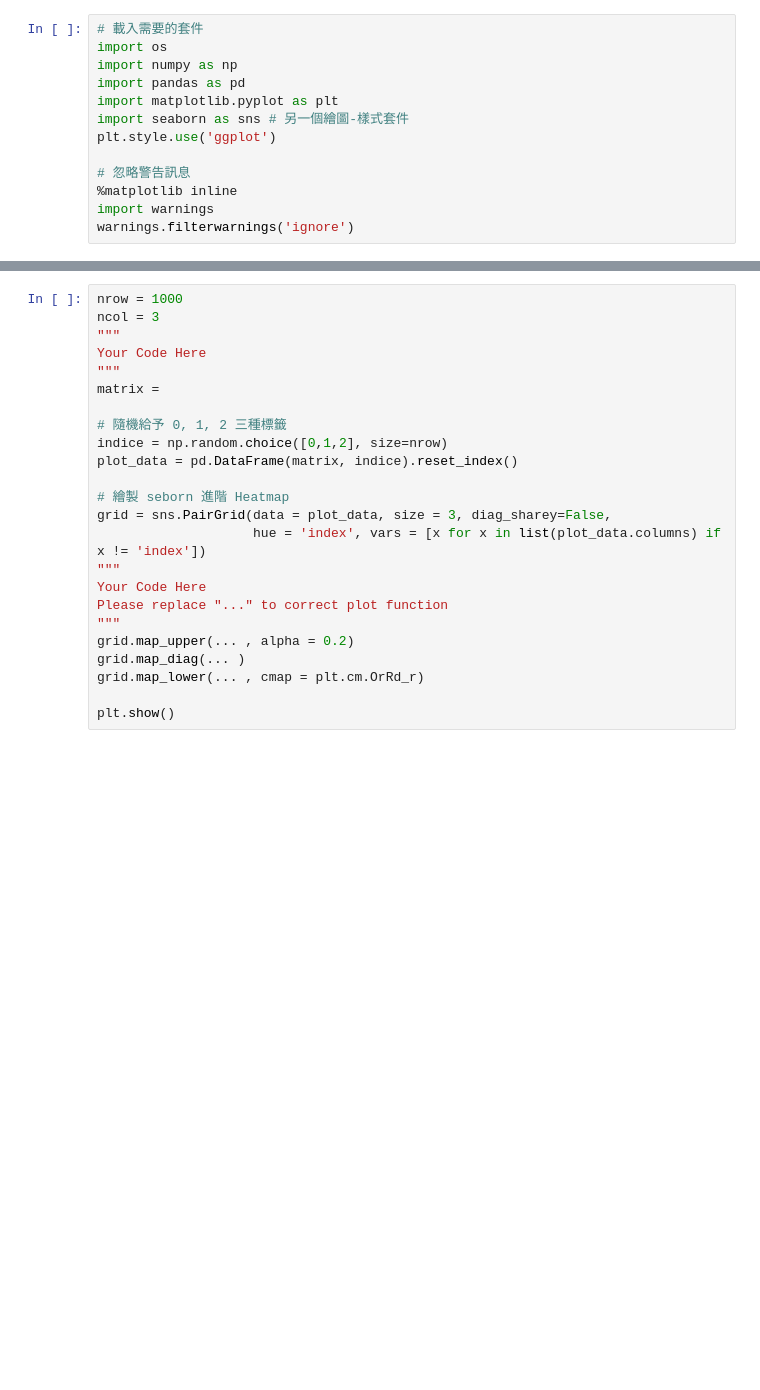
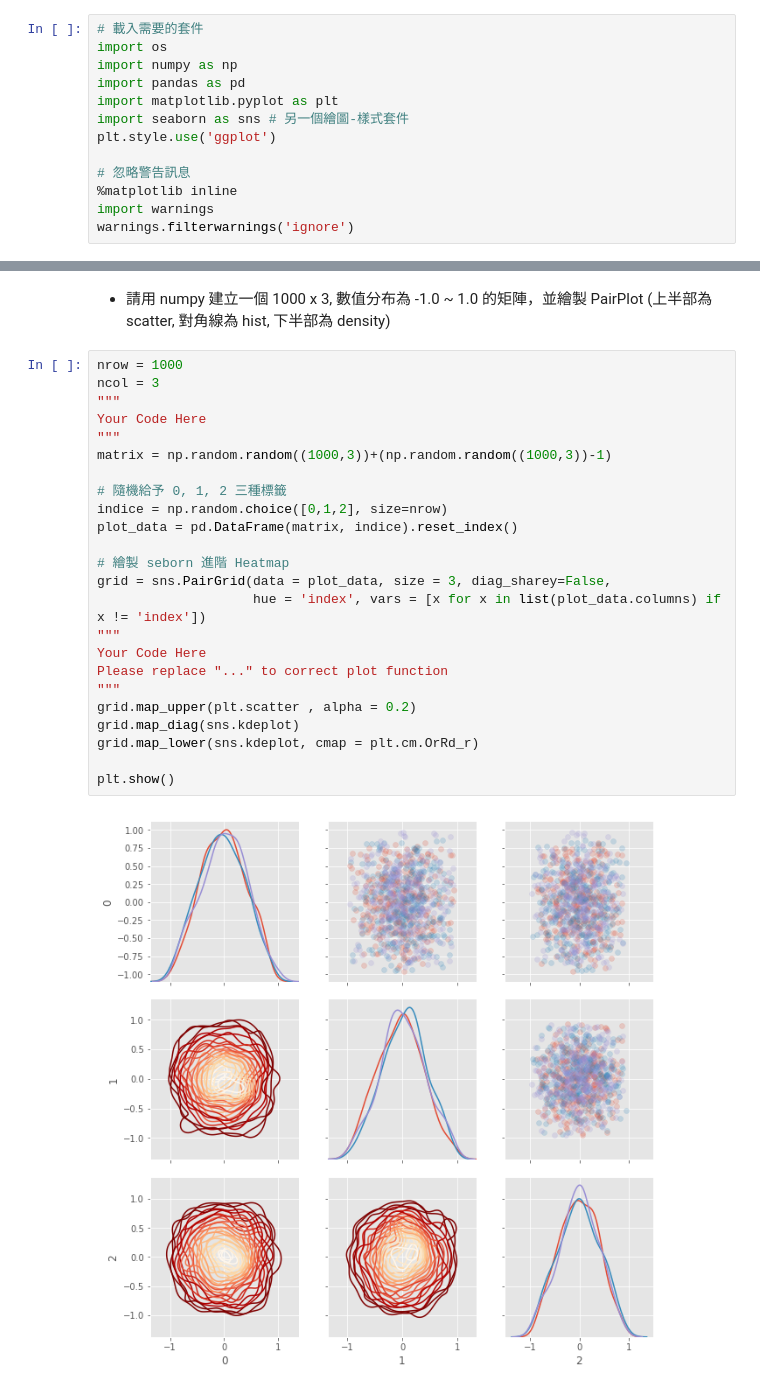
Before and after one commit to maggieChangFun/2nd-ML100Days, a Jupyter notebook: homework/Day_015_HW.ipynb, the cells around one changed output, grey strips where cells are left out. Cells and saved outputs as stored; diff of their text form; blank space fills up the shorter version.

```diff
--- a/homework/Day_015_HW.ipynb
+++ b/homework/Day_015_HW.ipynb
@@ -39,24 +61,28 @@ plt.show()
+# %% [markdown]
+- 請用 numpy 建立一個 1000 x 3, 數值分布為 -1.0 ~ 1.0 的矩陣，並繪製 PairPlot (上半部為 scatter, 對角線為 hist, 下半部為 density)
 # %%
 nrow = 1000
 ncol = 3
 """
 Your Code Here
 """
-matrix =
+matrix = np.random.random((1000,3))+(np.random.random((1000,3))-1)
 
 # 隨機給予 0, 1, 2 三種標籤
 indice = np.random.choice([0,1,2], size=nrow)
 plot_data = pd.DataFrame(matrix, indice).reset_index()
 
 # 繪製 seborn 進階 Heatmap
 grid = sns.PairGrid(data = plot_data, size = 3, diag_sharey=False,
                     hue = 'index', vars = [x for x in list(plot_data.columns) if x != 'index'])
 """
 Your Code Here
 Please replace "..." to correct plot function
 """
-grid.map_upper(... , alpha = 0.2)
-grid.map_diag(... )
-grid.map_lower(... , cmap = plt.cm.OrRd_r)
+grid.map_upper(plt.scatter , alpha = 0.2)
+grid.map_diag(sns.kdeplot)
+grid.map_lower(sns.kdeplot, cmap = plt.cm.OrRd_r)
 
 plt.show()
+# %% [output]
+[figure, added]
```
Also changed, not shown: parts of 6 cells of this notebook.
